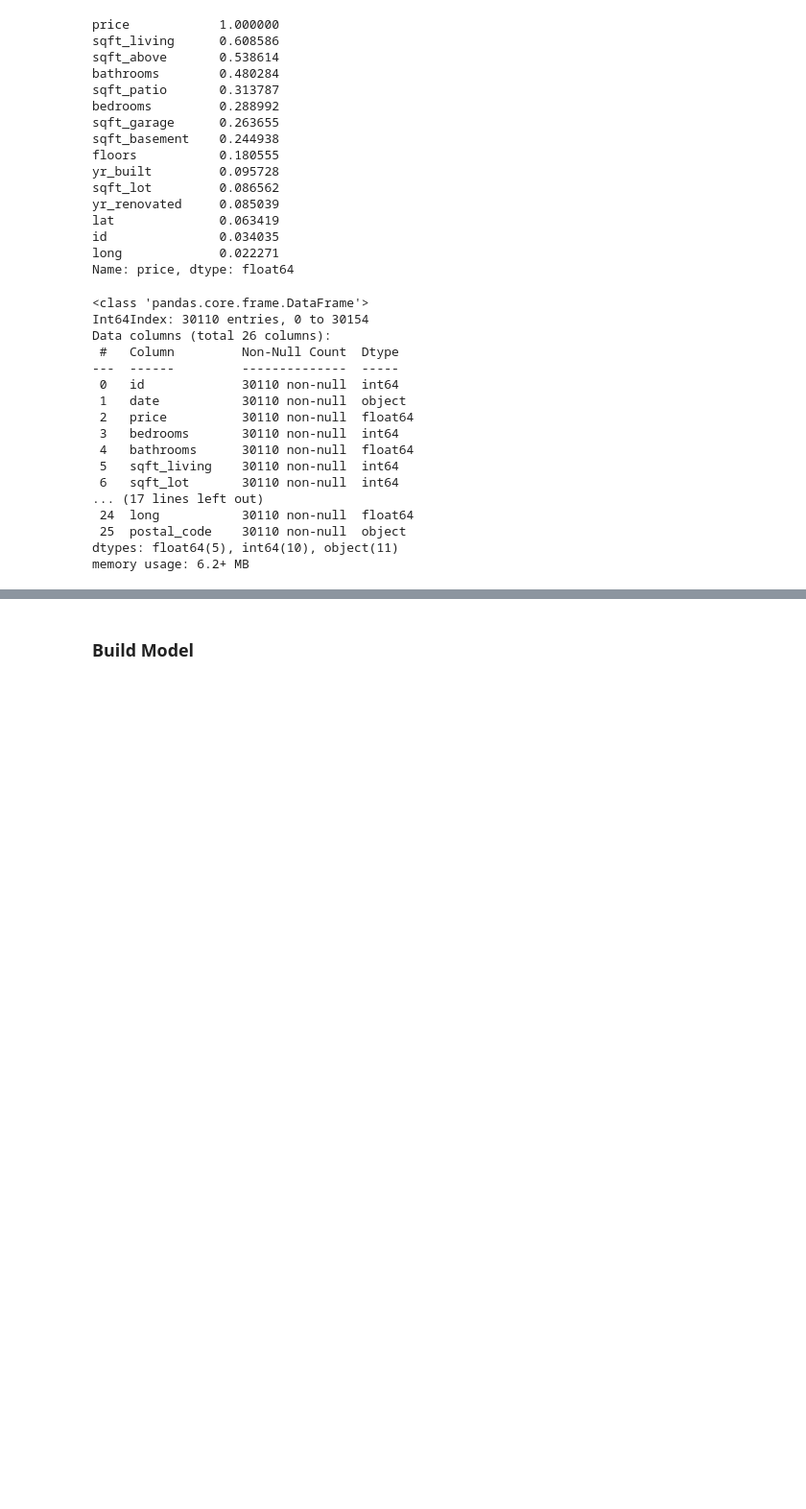
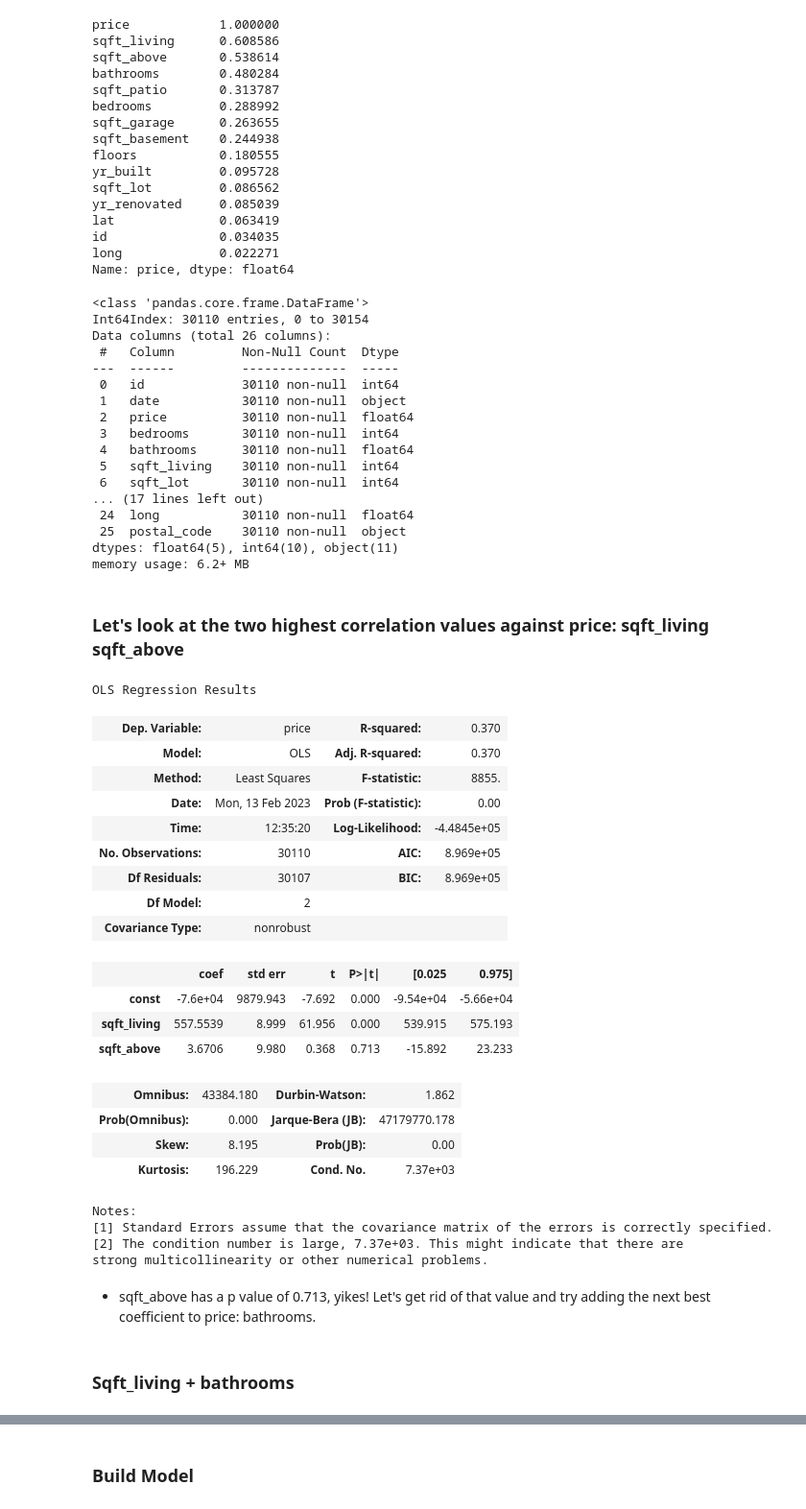
Before and after one commit to albertcchen/dsc-phase-2-project, a Jupyter notebook: albert_notebook.ipynb, the cells around one changed output, grey strips where cells are left out. Shown at 96% size. Cells and saved outputs as stored; diff of their text form; code cells hidden in the pictures; blank space fills up the shorter version.

```diff
--- a/albert_notebook.ipynb
+++ b/albert_notebook.ipynb
@@ -288,3 +308,5 @@ Data columns (total 26 columns):
  25  postal_code    30110 non-null  object
 dtypes: float64(5), int64(10), object(11)
 memory usage: 6.2+ MB
+# %% [markdown]
+### Let's look at the two highest correlation values against price: sqft_living sqft_above
@@ -290,0 +317,31 @@ memory usage: 6.2+ MB
+# %%
+sqftmodel = sm.OLS(endog=y, exog=preds_with_const).fit()
+# %%
+sqftmodel.summary()
+# %% [output]
+OLS Regression Results
+| Dep. Variable: | price | R-squared: | 0.370 |
+| Model: | OLS | Adj. R-squared: | 0.370 |
+| Method: | Least Squares | F-statistic: | 8855. |
+| Date: | Mon, 13 Feb 2023 | Prob (F-statistic): | 0.00 |
+| Time: | 12:35:20 | Log-Likelihood: | -4.4845e+05 |
+| No. Observations: | 30110 | AIC: | 8.969e+05 |
+| Df Residuals: | 30107 | BIC: | 8.969e+05 |
+| Df Model: | 2 |  |  |
+| Covariance Type: | nonrobust |  |  |
+|  | coef | std err | t | P>|t| | [0.025 | 0.975] |
+| const | -7.6e+04 | 9879.943 | -7.692 | 0.000 | -9.54e+04 | -5.66e+04 |
+| sqft_living | 557.5539 | 8.999 | 61.956 | 0.000 | 539.915 | 575.193 |
+| sqft_above | 3.6706 | 9.980 | 0.368 | 0.713 | -15.892 | 23.233 |
+| Omnibus: | 43384.180 | Durbin-Watson: | 1.862 |
+| Prob(Omnibus): | 0.000 | Jarque-Bera (JB): | 47179770.178 |
+| Skew: | 8.195 | Prob(JB): | 0.00 |
+| Kurtosis: | 196.229 | Cond. No. | 7.37e+03 |
+Notes:
+[1] Standard Errors assume that the covariance matrix of the errors is correctly specified.
+[2] The condition number is large, 7.37e+03. This might indicate that there are
+strong multicollinearity or other numerical problems.
+# %% [markdown]
+- sqft_above has a p value of 0.713, yikes! Let's get rid of that value and try adding the next best coefficient to price: bathrooms.
+# %% [markdown]
+### Sqft_living + bathrooms
```
Also changed, not shown: parts of 18 cells of this notebook, 1 other file.
